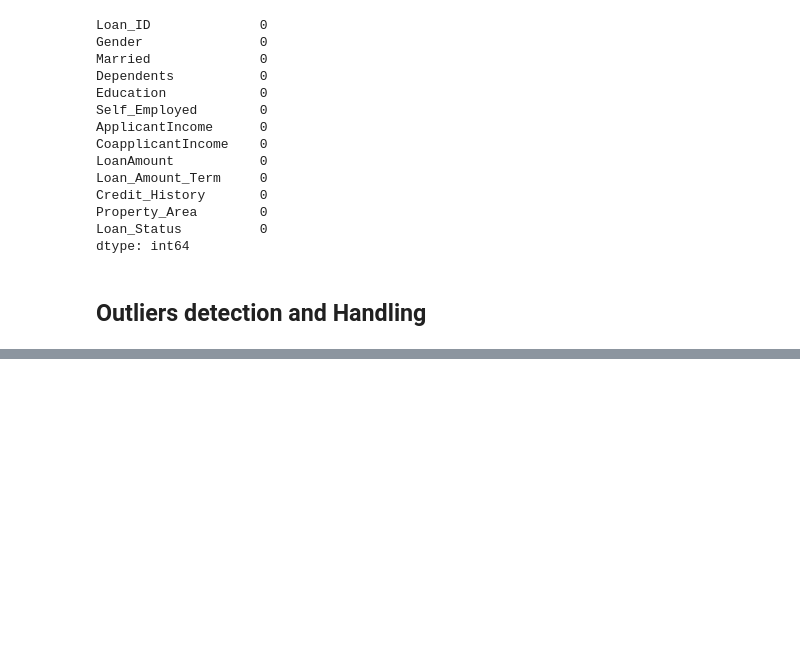
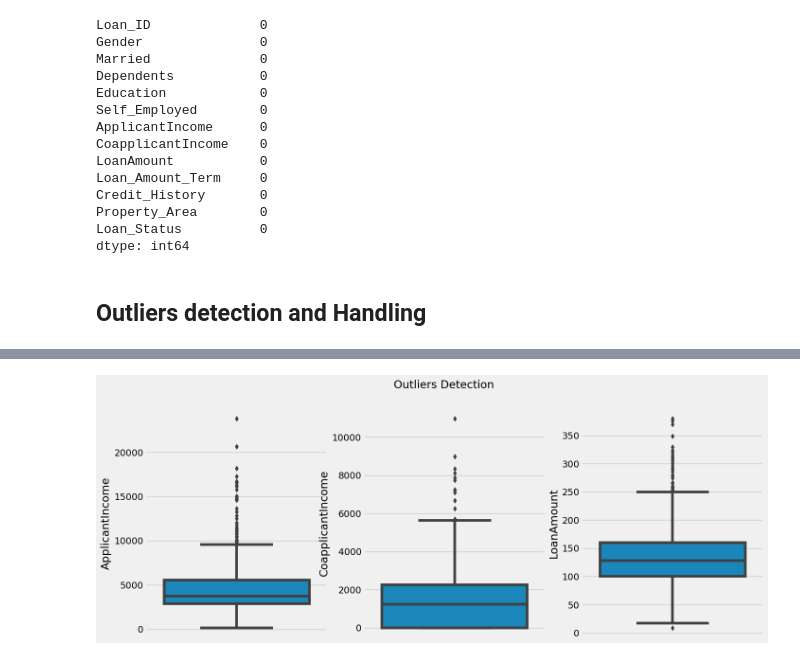
Before and after one commit to WellingtonFidelis/python-projects, a Jupyter notebook: data-science/ml-loan-predict/loan_status_predict.ipynb, the cells around one changed output, grey strips where cells are left out. Drawn from its saved outputs; the diff is of its cells as text; code cells hidden in the pictures; blank space fills up the shorter version.

```diff
--- a/data-science/ml-loan-predict/loan_status_predict.ipynb
+++ b/data-science/ml-loan-predict/loan_status_predict.ipynb
@@ -376,0 +397,4 @@ plt.show();
+# %%
+plot_outliers_detection()
+# %% [output]
+[figure, added]
```
Also changed, not shown: parts of 66 cells of this notebook.
